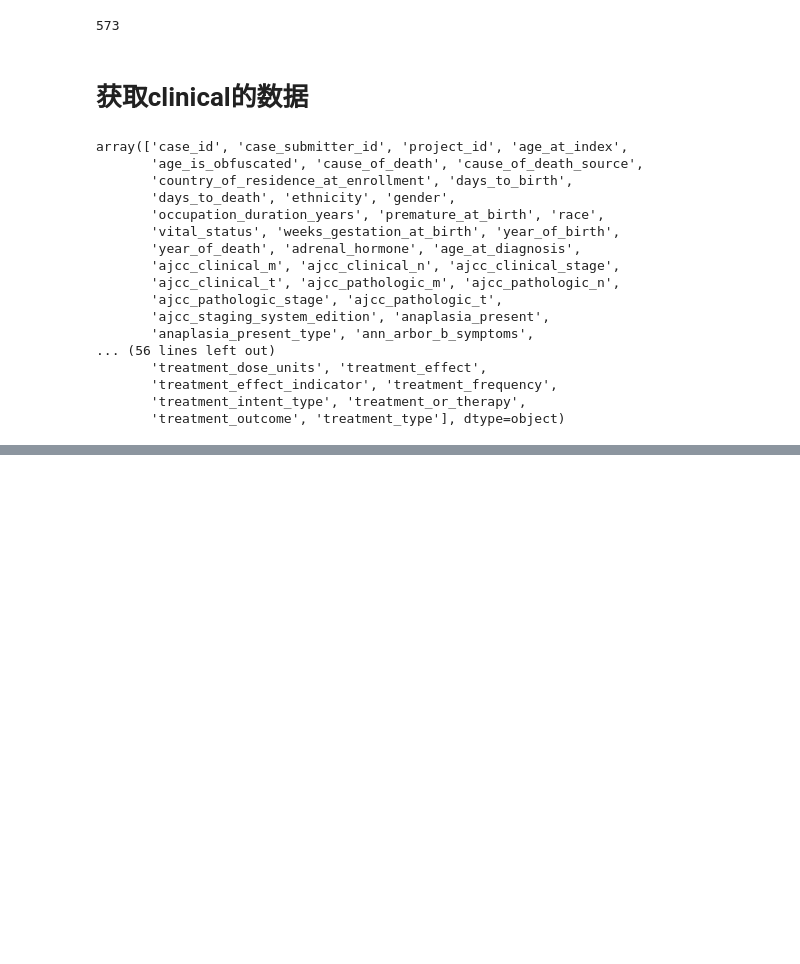
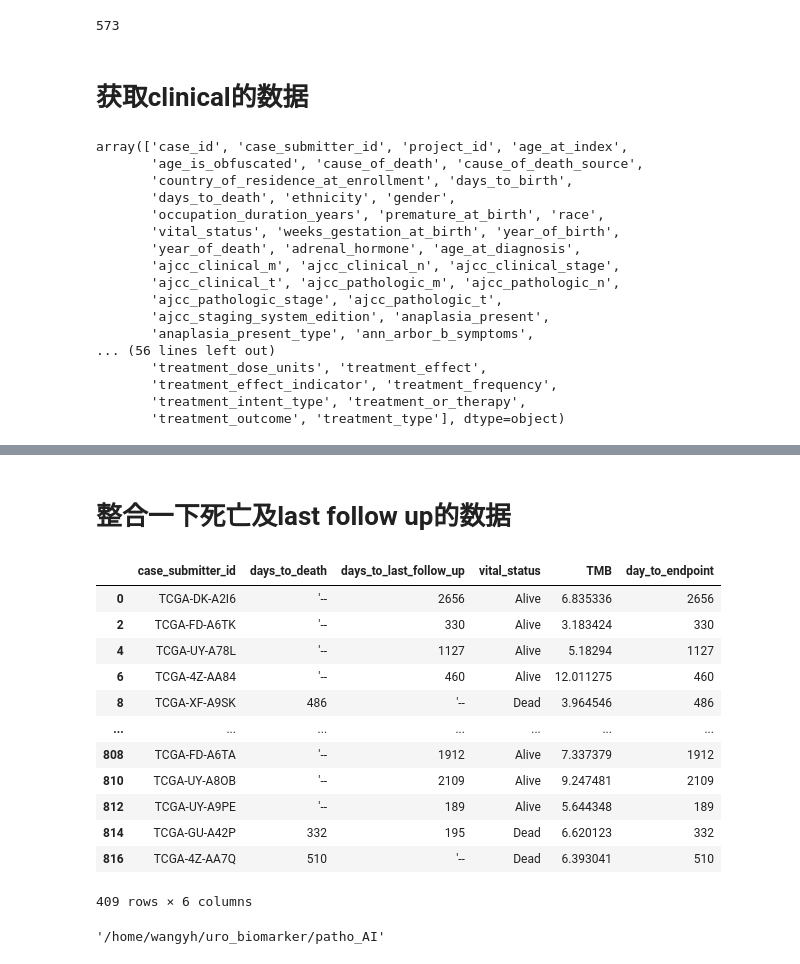
Before and after one commit to wangyh97/patho_AI, a Jupyter notebook: processing/pretraining_dataset.ipynb, the cells around one changed output, grey strips where cells are left out. Drawn from its saved outputs; the diff is of its cells as text; code cells hidden in the pictures; blank space fills up the shorter version.

```diff
--- a/processing/pretraining_dataset.ipynb
+++ b/processing/pretraining_dataset.ipynb
@@ -81,0 +105,30 @@ clinical_data.merge(TMB,left_on='case_submitter_id',right_on='ID',how='inner').t
+# %% [markdown]
+# 整合一下死亡及last follow up的数据
+# %%
+merged_T = merged.T
+for a,i in merged_T.items():
+#     print(a,i['days_to_death']=="'--")
+    if i['days_to_death']=="'--":
+        i['day_to_endpoint'] = i['days_to_last_follow_up']
+    else:
+        i['day_to_endpoint'] = i['days_to_death']
+merged_T.T.to_csv('./config/TMB&D2D.txt')
+merged_T.T
+# %% [output]
+|  | case_submitter_id | days_to_death | days_to_last_follow_up | vital_status | TMB | day_to_endpoint |
+| 0 | TCGA-DK-A2I6 | '-- | 2656 | Alive | 6.835336 | 2656 |
+| 2 | TCGA-FD-A6TK | '-- | 330 | Alive | 3.183424 | 330 |
+| 4 | TCGA-UY-A78L | '-- | 1127 | Alive | 5.18294 | 1127 |
+| 6 | TCGA-4Z-AA84 | '-- | 460 | Alive | 12.011275 | 460 |
+| 8 | TCGA-XF-A9SK | 486 | '-- | Dead | 3.964546 | 486 |
+| ... | ... | ... | ... | ... | ... | ... |
+| 808 | TCGA-FD-A6TA | '-- | 1912 | Alive | 7.337379 | 1912 |
+| 810 | TCGA-UY-A8OB | '-- | 2109 | Alive | 9.247481 | 2109 |
+| 812 | TCGA-UY-A9PE | '-- | 189 | Alive | 5.644348 | 189 |
+| 814 | TCGA-GU-A42P | 332 | 195 | Dead | 6.620123 | 332 |
+| 816 | TCGA-4Z-AA7Q | 510 | '-- | Dead | 6.393041 | 510 |
+409 rows × 6 columns
+# %%
+os.getcwd()
+# %% [output]
+'/home/wangyh/uro_biomarker/patho_AI'
```
Also changed, not shown: parts of 6 cells of this notebook.
